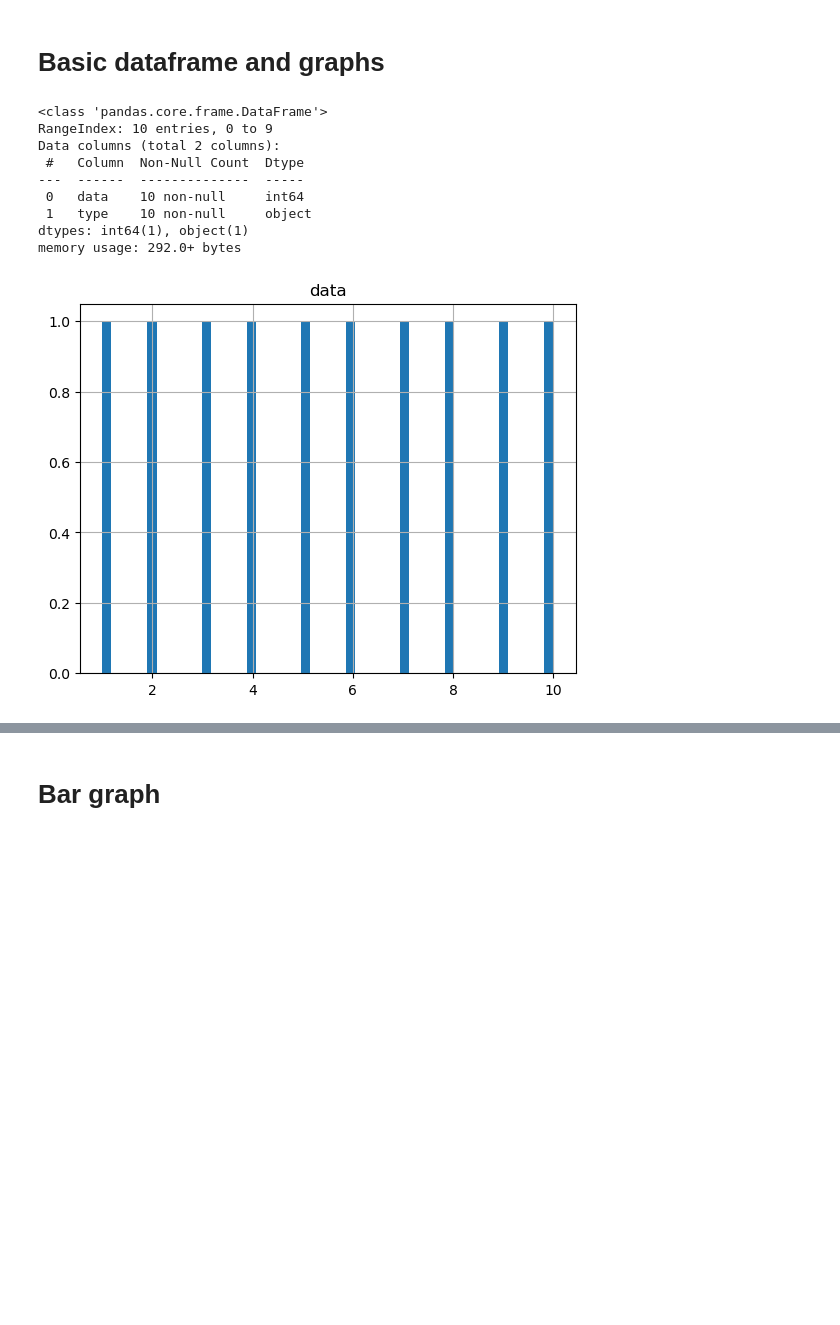
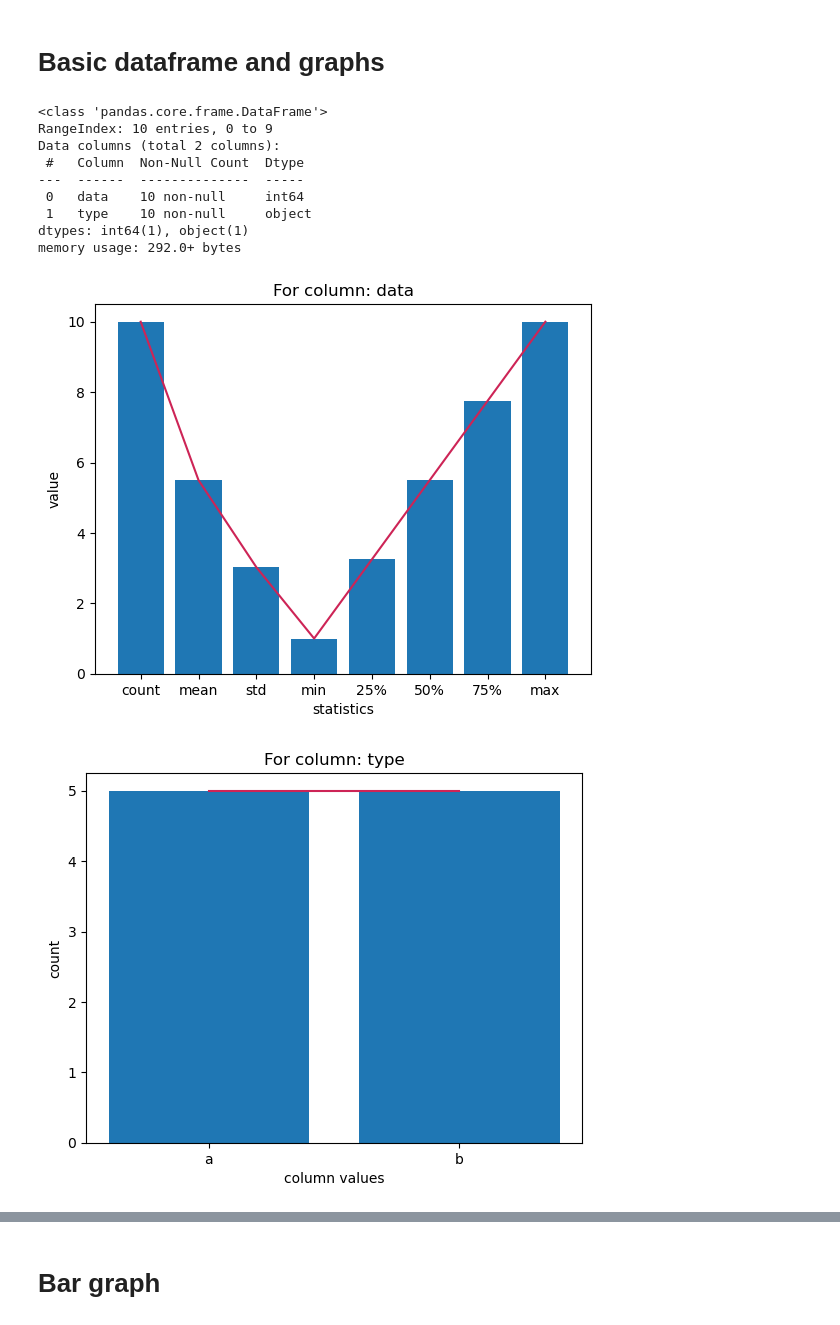
Before and after one commit to kcj-coding/Python-coding, a Jupyter notebook: df_and_graphs.ipynb, the cells around one changed output, grey strips where cells are left out. Saved outputs shown, nothing was run; the diff lists cells and outputs as text; code cells hidden in the pictures; blank space fills up the shorter version.

```diff
--- a/df_and_graphs.ipynb
+++ b/df_and_graphs.ipynb
@@ -12,11 +12,50 @@ typer = ["a","b","a","b","a","b","a","b","a","b"]
 # make a dataframe
 df = pd.DataFrame({'data':data, 'type':typer})
 
+total_columns = df.columns
+# store numerical and categorical column in two different variables. It comes in handy during visualisation.
+num_col = df._get_numeric_data().columns
+cat_col = list(set(total_columns)-set(num_col))
+
+null_df = df.apply(lambda x: sum(x.isnull())).to_frame(name="count")
+
 # get info
 df_info = df.info()
 
 # describe
 df_dsc = df.describe()
+
+# plot describe data
+for i in num_col:
+    if i in ['index']:
+        continue
+    plt.plot(df_dsc.index,df_dsc[i], color='#CD2456')
+    plt.bar(df_dsc.index,df_dsc[i])
+    plt.xlabel('statistics')
+    plt.ylabel('value')
+    plt.title("For column: "+i)
+    plt.show()
+
+# plot text data
+for i in cat_col:
+   if i in ['source']:
+      continue
+   counts = df[i].value_counts()
+   plt.plot(counts.index, counts.values, color='#CD2456')
+   plt.bar(counts.index, counts.values)
+   plt.xlabel('column values')
+   plt.ylabel('count')
+   plt.title("For column: "+i)
+   plt.show()
+
+# plot null values
+plt.plot(null_df.index, null_df['count'])
+plt.xticks(null_df.index, null_df.index, rotation=45,
+horizontalalignment='right')
+plt.xlabel('column names')
+plt.ylabel('count')
+plt.title("Null values")
+plt.margins(0.1)
 
 # hist
 df_hist = df.hist(bins=50)
@@ -39,31 +78,32 @@ df = df.drop_duplicates(subset=["data"], keep='first')
 
 # order by df data column
 df = df.sort_values(by=['data'], ascending=True)
 
 # rename specific column
 df.rename(columns={'pct_v':'pct_t'}, inplace=True)
 
 # new column with previous values +ve for prv, -ve for next
 df['prv_data'] = df['data'].shift(1, fill_value=0) # fill_value sets the value if any are NaN or missing
 
 # get top 10 values +1 on the number required
 df_top10 = df[0:10]
 
 # filter type to examples containing a
 df_a = df[df['type'].str.contains("a")]
 
 # make another, unused dataframe and join the first dataframe onto this second dataframe
 df_unused = pd.DataFrame({'col1':data,'col2':[50,50,50,50,50,50,50,50,50,50]})
 
 df_unused = pd.merge(df_unused, df, how="left", left_on=["col1"], right_on=['data'])
 # %% [output]
 <class 'pandas.core.frame.DataFrame'>
 RangeIndex: 10 entries, 0 to 9
 Data columns (total 2 columns):
  #   Column  Non-Null Count  Dtype
 ---  ------  --------------  -----
  0   data    10 non-null     int64
  1   type    10 non-null     object
 dtypes: int64(1), object(1)
 memory usage: 292.0+ bytes
-[figure, old version]
+[figure, new version]
+[figure, added]
```
Also changed, not shown: parts of 2 cells of this notebook.
